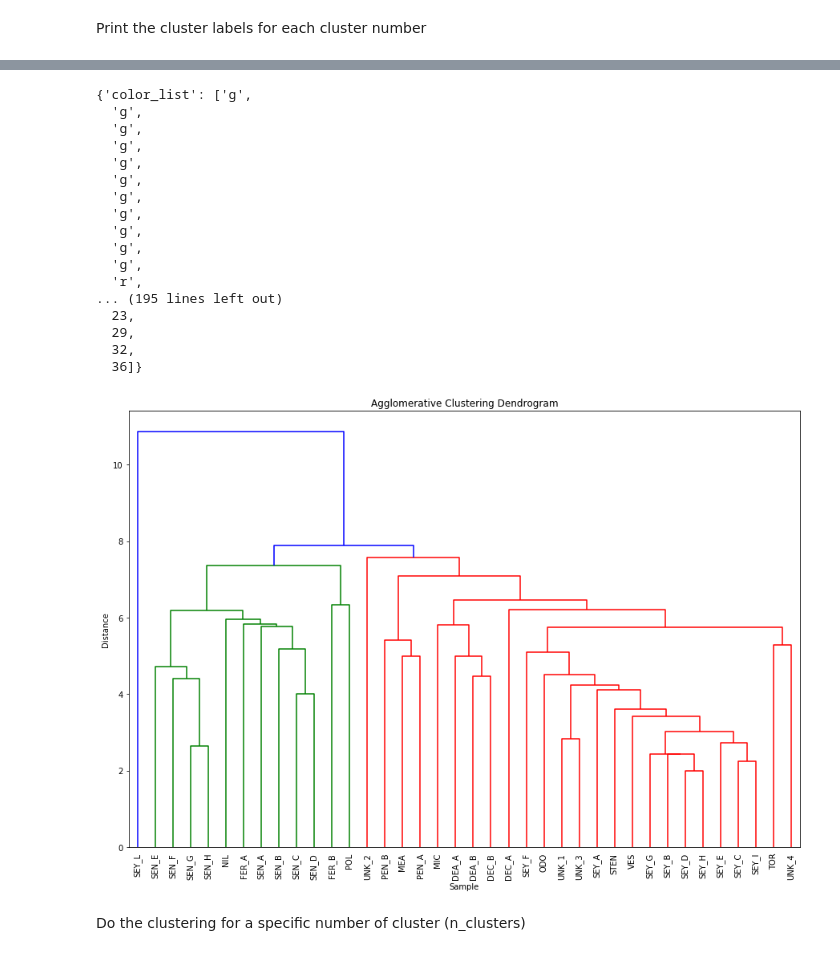
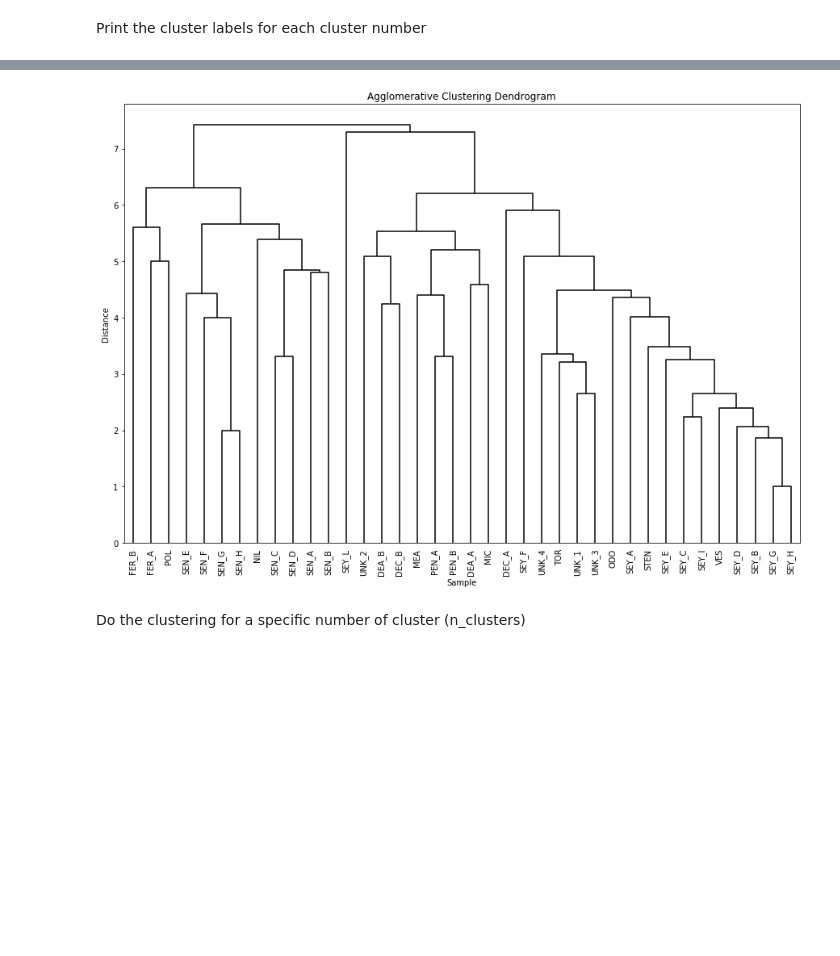
Before and after one commit to gafergus/Art_Materials_Unsupervised_Machine_Learning, a Jupyter notebook: Clustering_Manifold_Learning.ipynb, the cells around one changed output, grey strips where cells are left out. Cells and saved outputs as stored; diff of their text form; code cells hidden in the pictures; blank space fills up the shorter version.

```diff
--- a/Clustering_Manifold_Learning.ipynb
+++ b/Clustering_Manifold_Learning.ipynb
@@ -84,7 +84,7 @@ def cluster_range(df_input, cluster_range):
     df = pd.DataFrame(df_input.reset_index()['Species'])
     # fill the dataframe with the cluster assignments of the values
     for i in range(2,cluster_range):
-        agg = AgglomerativeClustering(n_clusters=i,affinity='hamming', linkage='single')
+        agg = AgglomerativeClustering(n_clusters=i,affinity='hamming', linkage='average')
         assign = agg.fit_predict(df_input)
         Col_name = "Cluster_{}".format(str(i))
         df[Col_name] = assign
@@ -94,7 +94,7 @@ def read_file(file_name):
     return pd.read_csv(file_name).pivot(index='Species',columns='m/z', values='SN').fillna(value=0).applymap(lambda x: 1 if x > 0 else 0)
 
 def cluster(df_input, orig_dataframe, n_cluster):
-    agg = AgglomerativeClustering(n_clusters=n_cluster,affinity='manhattan', linkage='complete')
+    agg = AgglomerativeClustering(n_clusters=n_cluster,affinity='hamming', linkage='average')
     assign = agg.fit_predict(df_input)
     df = pd.DataFrame(index=orig_dataframe.index)
     df['Cluster'] = assign
@@ -106,6 +106,6 @@ Comp = read_file('Complete_3.csv')
 # %% [markdown]
 Run the functions above to find the optimial clusters
 # %%
-processed = Preprocess(Comp, var=1.00)
-clusters = cluster_range(processed, 5)
+processed = Preprocess(Comp, var=0.90)
+clusters = cluster_range(processed, 6)
 # %% [output]
@@ -146,53 +146,38 @@ dist_metrics = ['braycurtis', 'canberra', 'cityblock', 'correlation', 'cosine',\
                 'minkowski', 'rogerstanimoto', 'russellrao', 'seuclidean', 'sokalmichener',\
                 'sokalsneath', 'sqeuclidean', 'yule']
 
 methods = ['single','weighted','average', 'weighted', 'centroid', 'median', 'ward']
 
 #for method in methods:
 #    print 'method = ', method
 #    for dist in dist_metrics:
 #        dist_p = pdist(Comp, dist)
 #        linkage_array = linkage(Comp, method)
 #        c, coph_dists = cophenet(linkage_array, dist_p)
 #        print '\t',dist, ' = ', c
 
-dist_p = pdist(Comp, 'hamming')
-linkage_array = linkage(Comp, 'average')
+dist_p = pdist(processed, 'hamming')
+linkage_array = linkage(processed, 'average')
 names=list(clusters['Species'])
 
 
 plt.figure(figsize=(15, 10))
 plt.title('Agglomerative Clustering Dendrogram')
 plt.xlabel('Sample')
 plt.ylabel('Distance')
 
 dendrogram(
     linkage_array,
     leaf_rotation=90.,
     leaf_font_size=10.,
     labels=names,
     truncate_mode='level',
+    link_color_func=lambda x: 'k',
     p=38,
 )
+plt.savefig('dendrogram.svg', format="svg")
 # %% [output]
-{'color_list': ['g',
-  'g',
-  'g',
-  'g',
-  'g',
-  'g',
-  'g',
-  'g',
-  'g',
-  'g',
-  'g',
-  'r',
-... (195 lines left out)
-  23,
-  29,
-  32,
-  36]}
-[figure, old version]
+[figure, new version]
 # %% [markdown]
 Do the clustering for a specific number of cluster (n_clusters)<br>
 # %%
```
Also changed, not shown: parts of 7 cells of this notebook, 6 other files.
